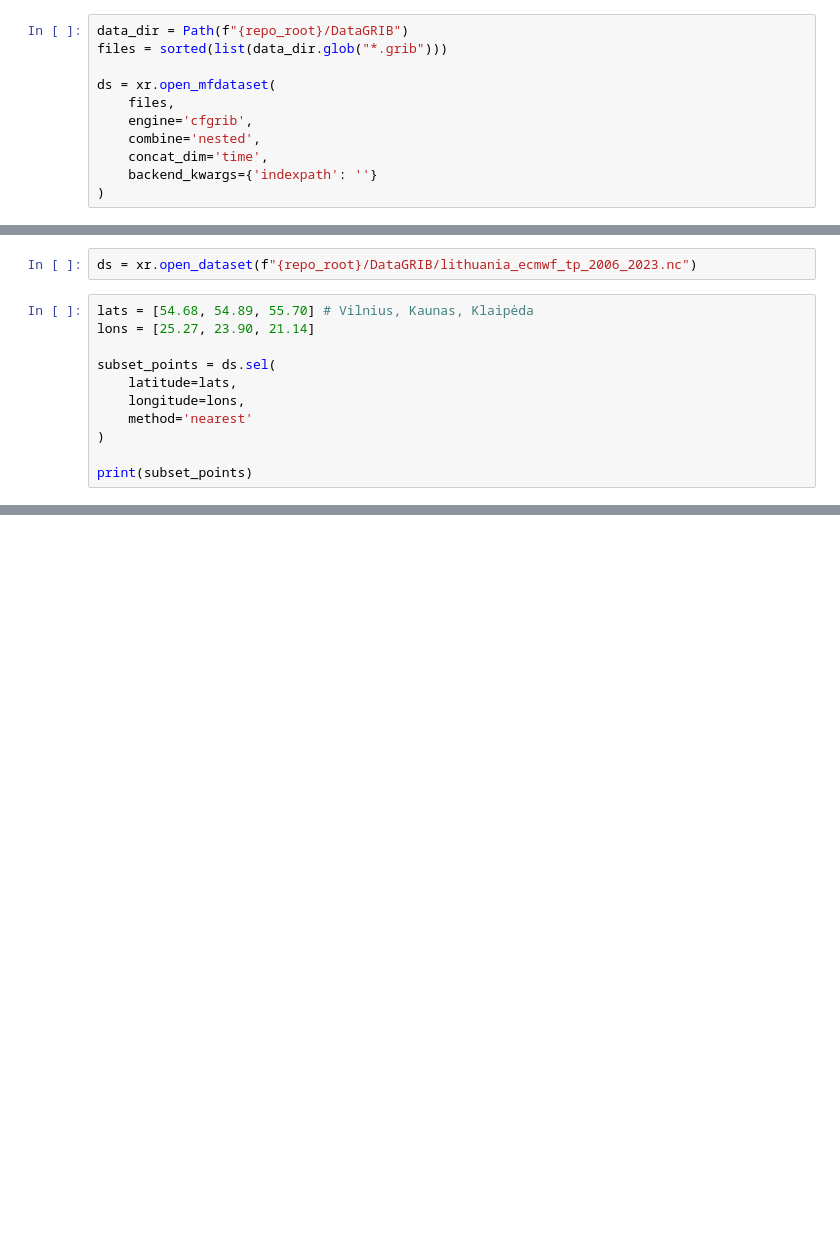
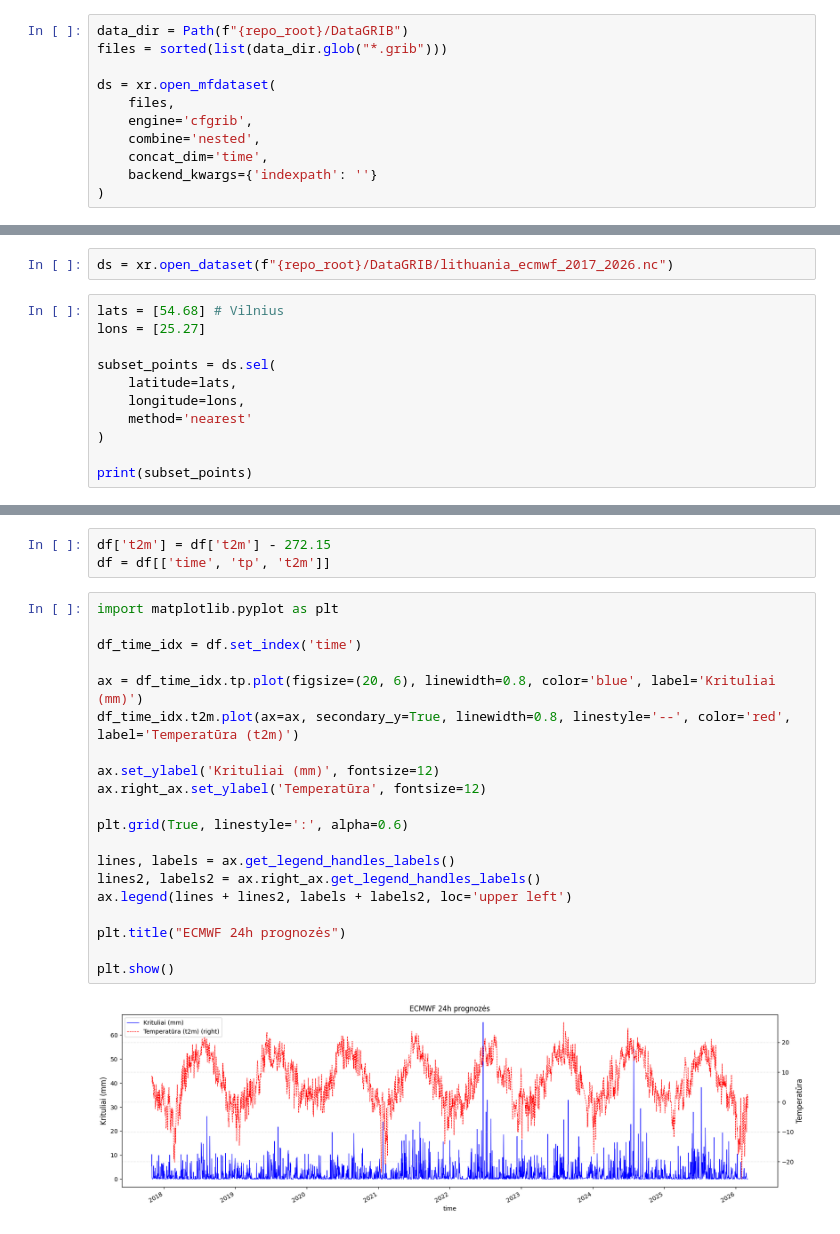
Before and after one commit to rugcer04/Duomenu_mokslo_projektas, a Jupyter notebook: code/python/datasets_prep/GRIB_toolbox.ipynb, the cells around one changed output, grey strips where cells are left out. Cells and saved outputs as stored; diff of their text form; blank space fills up the shorter version.

Commit message:
Add ECMWF final datase for Vilnius

```diff
--- a/code/python/datasets_prep/GRIB_toolbox.ipynb
+++ b/code/python/datasets_prep/GRIB_toolbox.ipynb
@@ -43,8 +66,8 @@ ds.to_netcdf(f"{repo_root}/DataGRIB/lithuania_ecmwf_tp_2_2006_2023.nc")
 # %%
-ds = xr.open_dataset(f"{repo_root}/DataGRIB/lithuania_ecmwf_tp_2006_2023.nc")
+ds = xr.open_dataset(f"{repo_root}/DataGRIB/lithuania_ecmwf_2017_2026.nc")
 # %%
-lats = [54.68, 54.89, 55.70] # Vilnius, Kaunas, Klaipėda
-lons = [25.27, 23.90, 21.14]
+lats = [54.68] # Vilnius
+lons = [25.27]
 
 subset_points = ds.sel(
     latitude=lats,
@@ -78,0 +109,25 @@ df.to_csv(f"{repo_root}/DataGRIB/lithuania_ecmwf_tp_2mt_2006_2023.csv", index=Fa
+# %%
+df['t2m'] = df['t2m'] - 272.15
+df = df[['time', 'tp', 't2m']]
+# %%
+import matplotlib.pyplot as plt
+
+df_time_idx = df.set_index('time')
+
+ax = df_time_idx.tp.plot(figsize=(20, 6), linewidth=0.8, color='blue', label='Krituliai (mm)')
+df_time_idx.t2m.plot(ax=ax, secondary_y=True, linewidth=0.8, linestyle='--', color='red', label='Temperatūra (t2m)')
+
+ax.set_ylabel('Krituliai (mm)', fontsize=12)
+ax.right_ax.set_ylabel('Temperatūra', fontsize=12)
+
+plt.grid(True, linestyle=':', alpha=0.6)
+
+lines, labels = ax.get_legend_handles_labels()
+lines2, labels2 = ax.right_ax.get_legend_handles_labels()
+ax.legend(lines + lines2, labels + labels2, loc='upper left')
+
+plt.title("ECMWF 24h prognozės")
+
+plt.show()
+# %% [output]
+[figure, added]
```
Also changed, not shown: parts of 10 cells of this notebook, 1 other file.
